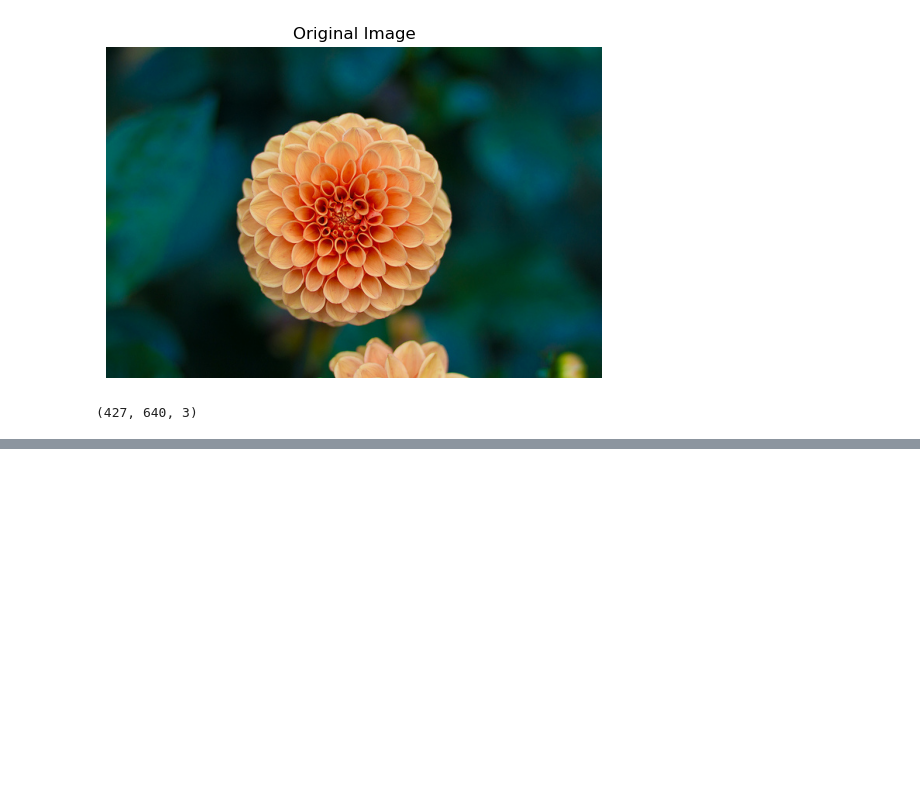
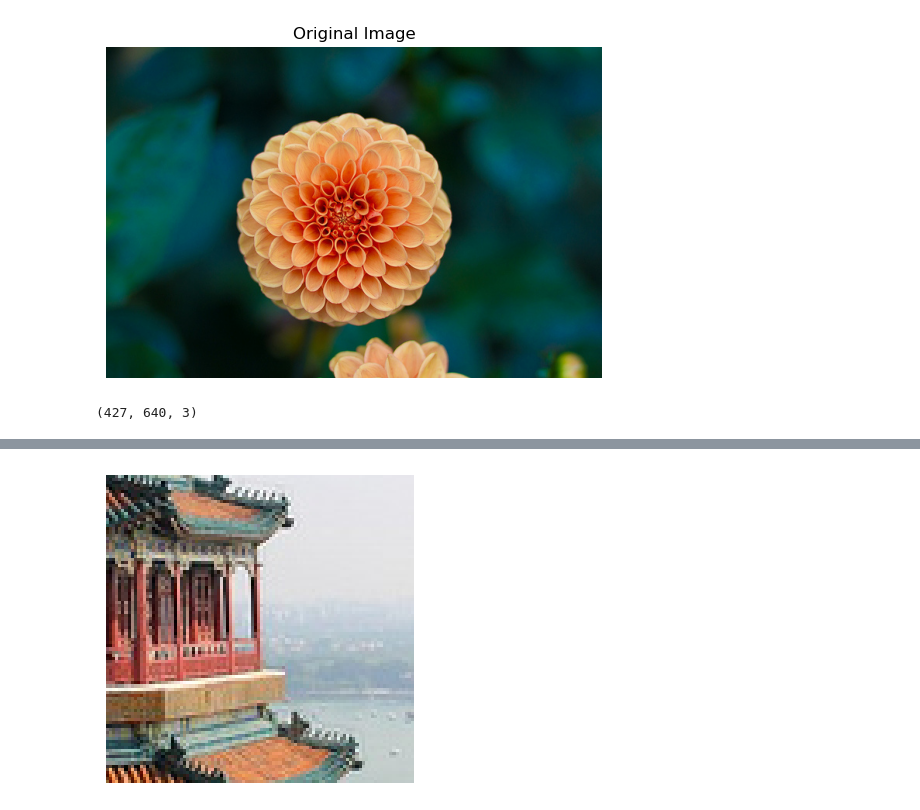
Before and after one commit to ShindeShivam/Machine-Learning, a Jupyter notebook: Neural-Networks-and-Deeplearning/13.Loading&Preprocessing-Data-using-Tensorflow/loading-and-preprocessing_data.ipynb, the cells around one changed output, grey strips where cells are left out. Cells and saved outputs as stored; diff of their text form; code cells hidden in the pictures; blank space fills up the shorter version.

```diff
--- a/Neural-Networks-and-Deeplearning/13.Loading&Preprocessing-Data-using-Tensorflow/loading-and-preprocessing_data.ipynb
+++ b/Neural-Networks-and-Deeplearning/13.Loading&Preprocessing-Data-using-Tensorflow/loading-and-preprocessing_data.ipynb
@@ -876,0 +1460,7 @@ plt.tight_layout()
+# %%
+plt.figure(figsize=(4,4))
+plt.imshow(cropped_image[0]/255)
+plt.axis("off")
+plt.show()
+# %% [output]
+[figure, added]
```
Also changed, not shown: parts of 77 cells of this notebook.
